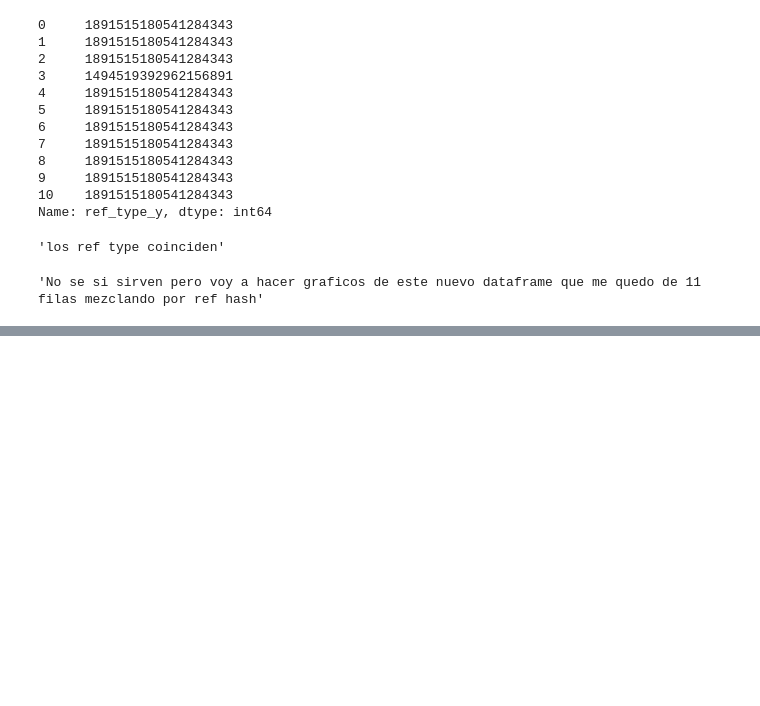
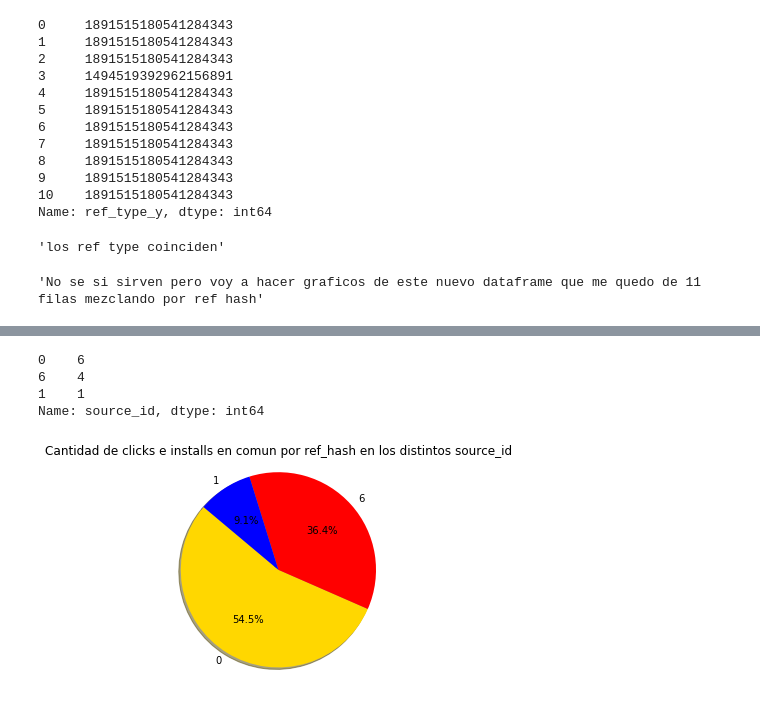
Before and after one commit to shizus/7506-1c2019, a Jupyter notebook: scripts/ClicksAndInstalls.ipynb, the cells around one changed output, grey strips where cells are left out. Drawn from its saved outputs; the diff is of its cells as text; code cells hidden in the pictures; blank space fills up the shorter version.

```diff
--- a/scripts/ClicksAndInstalls.ipynb
+++ b/scripts/ClicksAndInstalls.ipynb
@@ -252,0 +277,22 @@ Name: ref_type_y, dtype: int64
+# %%
+clicksAndInstalls["source_id"].value_counts()
+# %% [output]
+0    6
+6    4
+1    1
+Name: source_id, dtype: int64
+# %%
+labels = clicksAndInstalls["source_id"].value_counts().index
+sizes = clicksAndInstalls["source_id"].value_counts().values
+colors = ['gold', 'red', 'blue']
+explode = (0, 0, 0)  # explode 1st slice
+
+# Plot
+plt.pie(sizes, explode=explode, labels=labels, colors=colors,
+autopct='%1.1f%%', shadow=True, startangle=140)
+
+plt.title('Cantidad de clicks e installs en comun por ref_hash en los distintos source_id')
+plt.axis('equal')
+plt.show()
+# %% [output]
+[figure, added]
```
Also changed, not shown: parts of 47 cells of this notebook.
